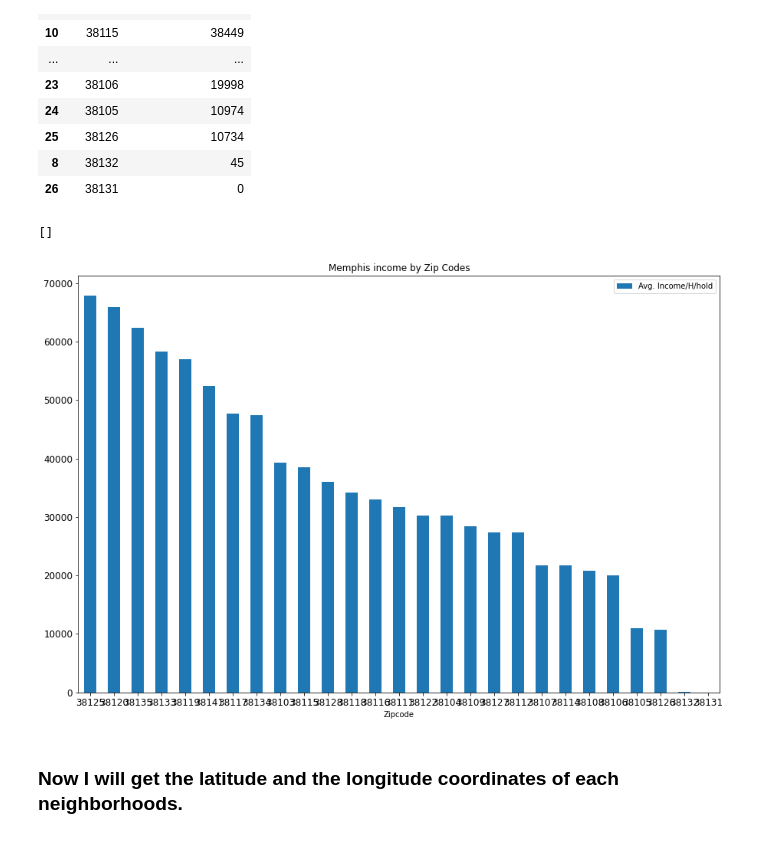
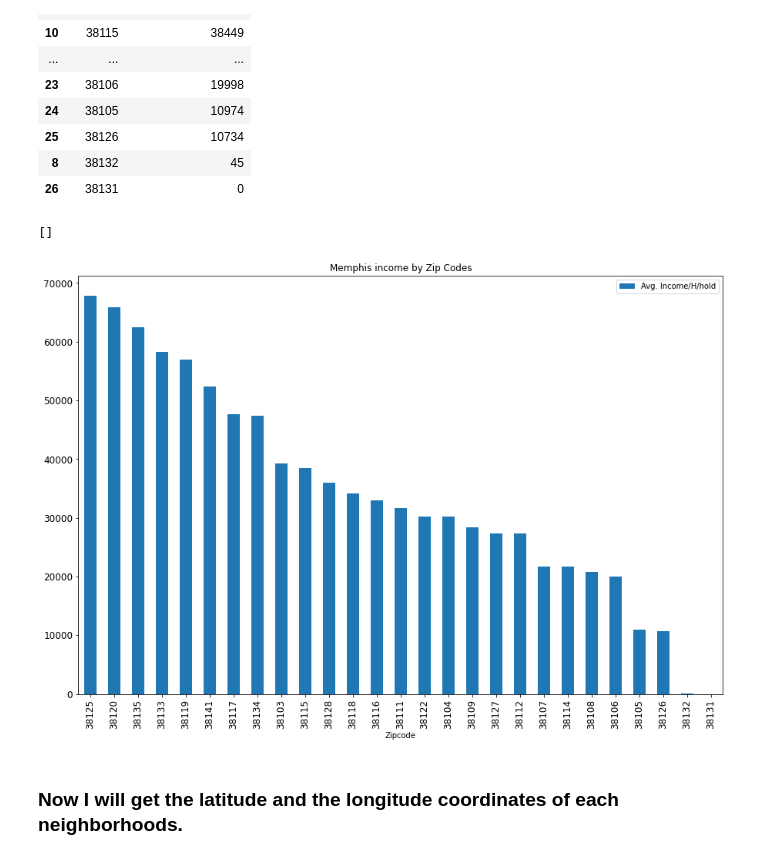
Before and after one commit to Artemkuchaev/Coursera_Capstone, a Jupyter notebook: Memphis restaurant hunt (1).ipynb, the cells around one changed output. Drawn from its saved outputs; the diff is of its cells as text; code cells hidden in the pictures.

```diff
--- a/Memphis restaurant hunt (1).ipynb
+++ b/Memphis restaurant hunt (1).ipynb
@@ -122,10 +122,10 @@ memphis_income.head(n=30)
 | 8 | 38132 | 45 |
 | 26 | 38131 | 0 |
 # %%
-memphis_income.plot.bar(x='Zipcode', rot=0, title='Memphis income by Zip Codes', figsize=(15,10), fontsize=12).plot()
+memphis_income.plot.bar(x='Zipcode', rot=90, title='Memphis income by Zip Codes', figsize=(15,10), fontsize=12).plot()
 # %% [output]
 []
-[figure, old version]
+[figure, new version]
 # %% [markdown]
 ### Now I will get the latitude and the longitude coordinates of each neighborhoods.
 # %%
```
Also changed, not shown: parts of 22 cells of this notebook.
